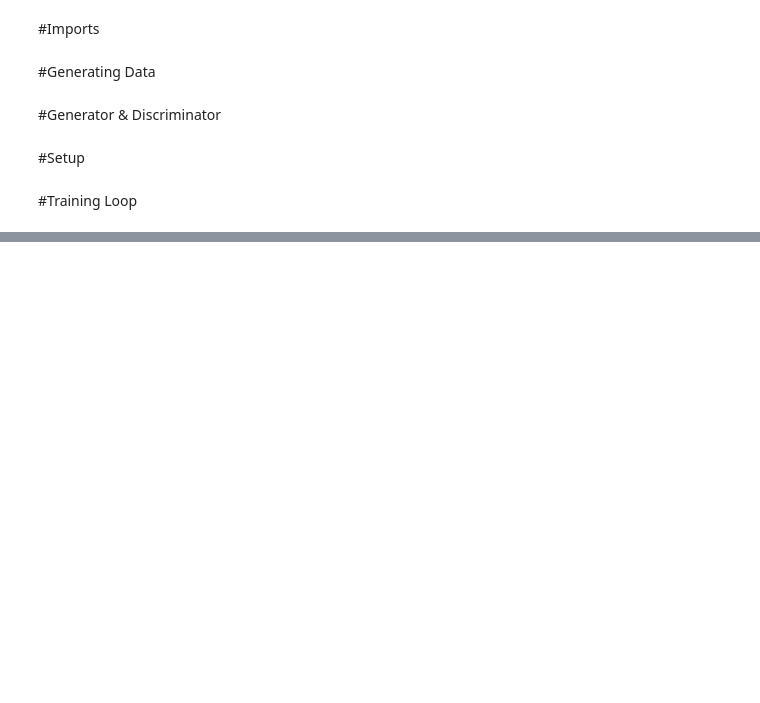
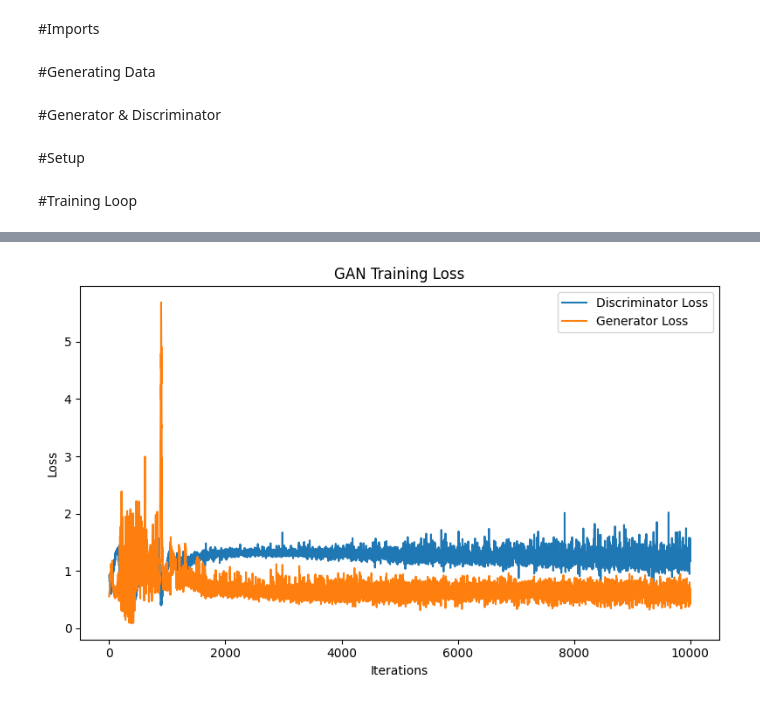
Before and after one commit to Gaurs86/ML-Assignments, a Jupyter notebook: GAN.ipynb, the cells around one changed output, grey strips where cells are left out. Cells and saved outputs as stored; diff of their text form; code cells hidden in the pictures; blank space fills up the shorter version.

```diff
--- a/GAN.ipynb
+++ b/GAN.ipynb
@@ -209 +217,14 @@ Iterations: 5000         Discriminator loss: 1.2388      Generator loss: 0.8483
 ... (10 outputs left out)
+# %%
+# Plot Discriminator and Generator Loss
+plt.figure(figsize=(8,5))
+plt.plot(d_losses, label="Discriminator Loss")
+plt.plot(g_losses, label="Generator Loss")
+plt.xlabel("Iterations")
+plt.ylabel("Loss")
+plt.title("GAN Training Loss")
+plt.legend()
+plt.tight_layout()
+plt.show()
+# %% [output]
+[figure, added]
```
Also changed, not shown: parts of 1 cell of this notebook.
